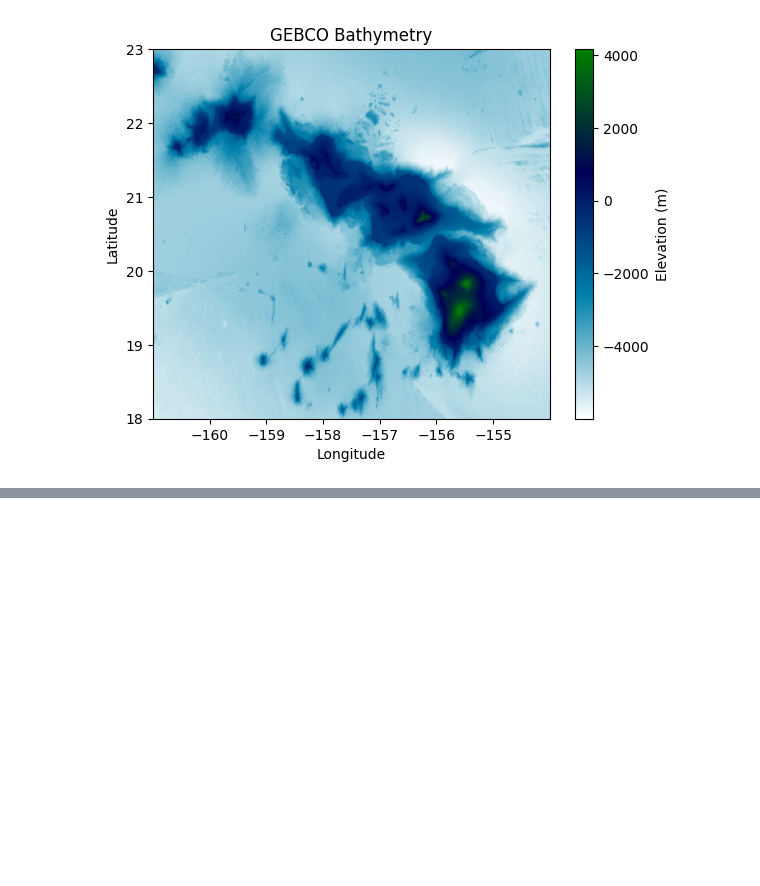
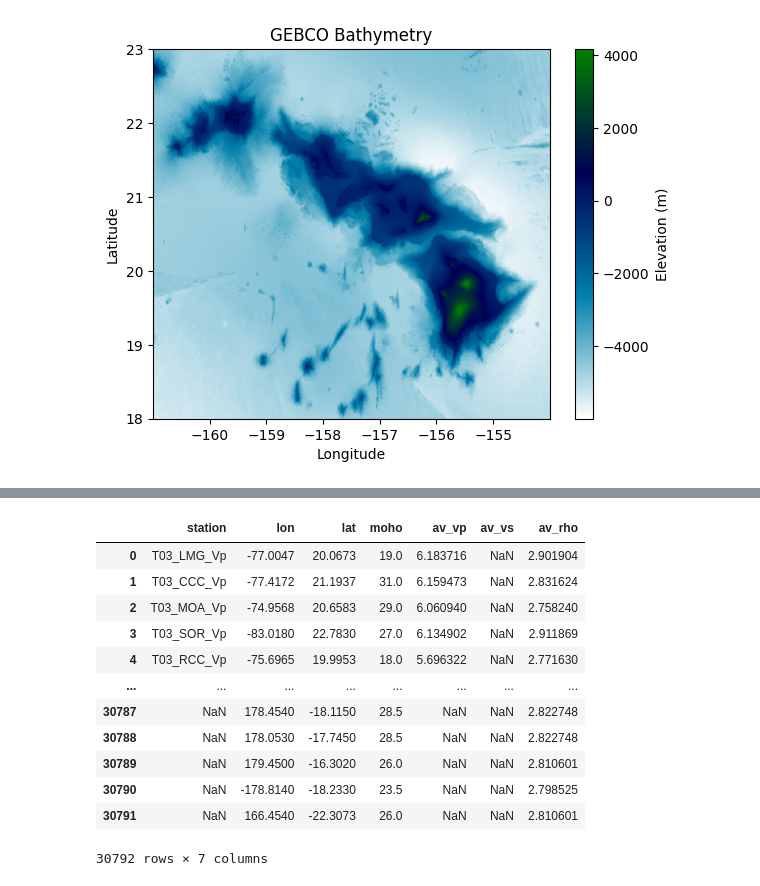
Before and after one commit to agartha-ai/agartha, a Jupyter notebook: dataexplorer.ipynb, the cells around one changed output, grey strips where cells are left out. Cells and saved outputs as stored; diff of their text form; code cells hidden in the pictures; blank space fills up the shorter version.

```diff
--- a/dataexplorer.ipynb
+++ b/dataexplorer.ipynb
@@ -134,0 +175,24 @@ plt.show()
+# %%
+import pandas as pd
+
+# Load the SeisCRUST data
+seiscrust_file = '/Users/mnky9800n/repos/agartha/agartha/data/SeisCrust/BULK_CRUSTAL_PROPERTIES/av_vp_vs_rho_all_stephenson_T_DEPENDENT.dat'
+
+# Read the data file (space-separated with NaN values)
+seiscrust_df = pd.read_csv(seiscrust_file, sep='\s+', na_values='nan')
+
+seiscrust_df
+# %% [output]
+|  | station | lon | lat | moho | av_vp | av_vs | av_rho |
+| 0 | T03_LMG_Vp | -77.0047 | 20.0673 | 19.0 | 6.183716 | NaN | 2.901904 |
+| 1 | T03_CCC_Vp | -77.4172 | 21.1937 | 31.0 | 6.159473 | NaN | 2.831624 |
+| 2 | T03_MOA_Vp | -74.9568 | 20.6583 | 29.0 | 6.060940 | NaN | 2.758240 |
+| 3 | T03_SOR_Vp | -83.0180 | 22.7830 | 27.0 | 6.134902 | NaN | 2.911869 |
+| 4 | T03_RCC_Vp | -75.6965 | 19.9953 | 18.0 | 5.696322 | NaN | 2.771630 |
+| ... | ... | ... | ... | ... | ... | ... | ... |
+| 30787 | NaN | 178.4540 | -18.1150 | 28.5 | NaN | NaN | 2.822748 |
+| 30788 | NaN | 178.0530 | -17.7450 | 28.5 | NaN | NaN | 2.822748 |
+| 30789 | NaN | 179.4500 | -16.3020 | 26.0 | NaN | NaN | 2.810601 |
+| 30790 | NaN | -178.8140 | -18.2330 | 23.5 | NaN | NaN | 2.798525 |
+| 30791 | NaN | 166.4540 | -22.3073 | 26.0 | NaN | NaN | 2.810601 |
+30792 rows × 7 columns
```
Also changed, not shown: parts of 11 cells of this notebook.
